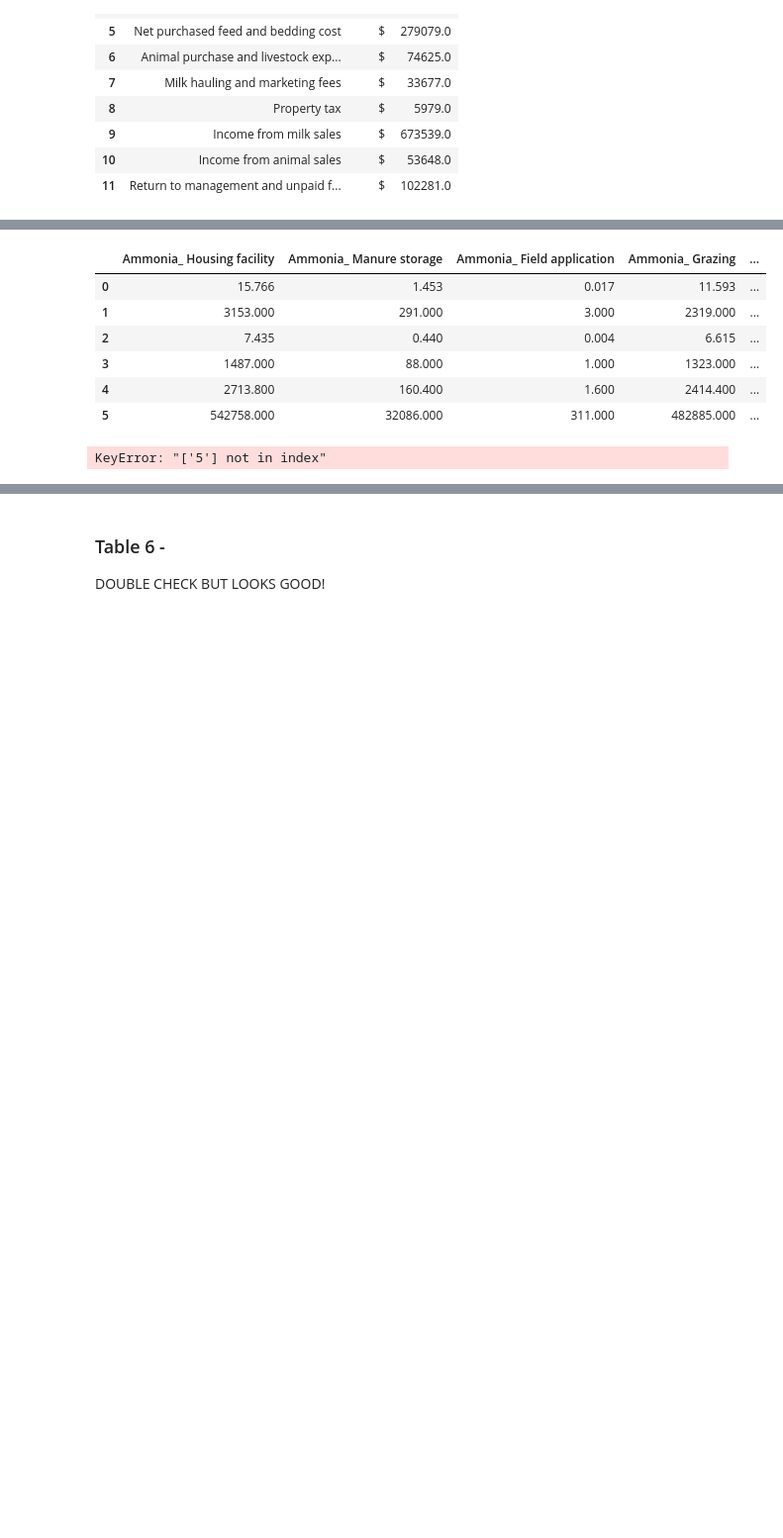
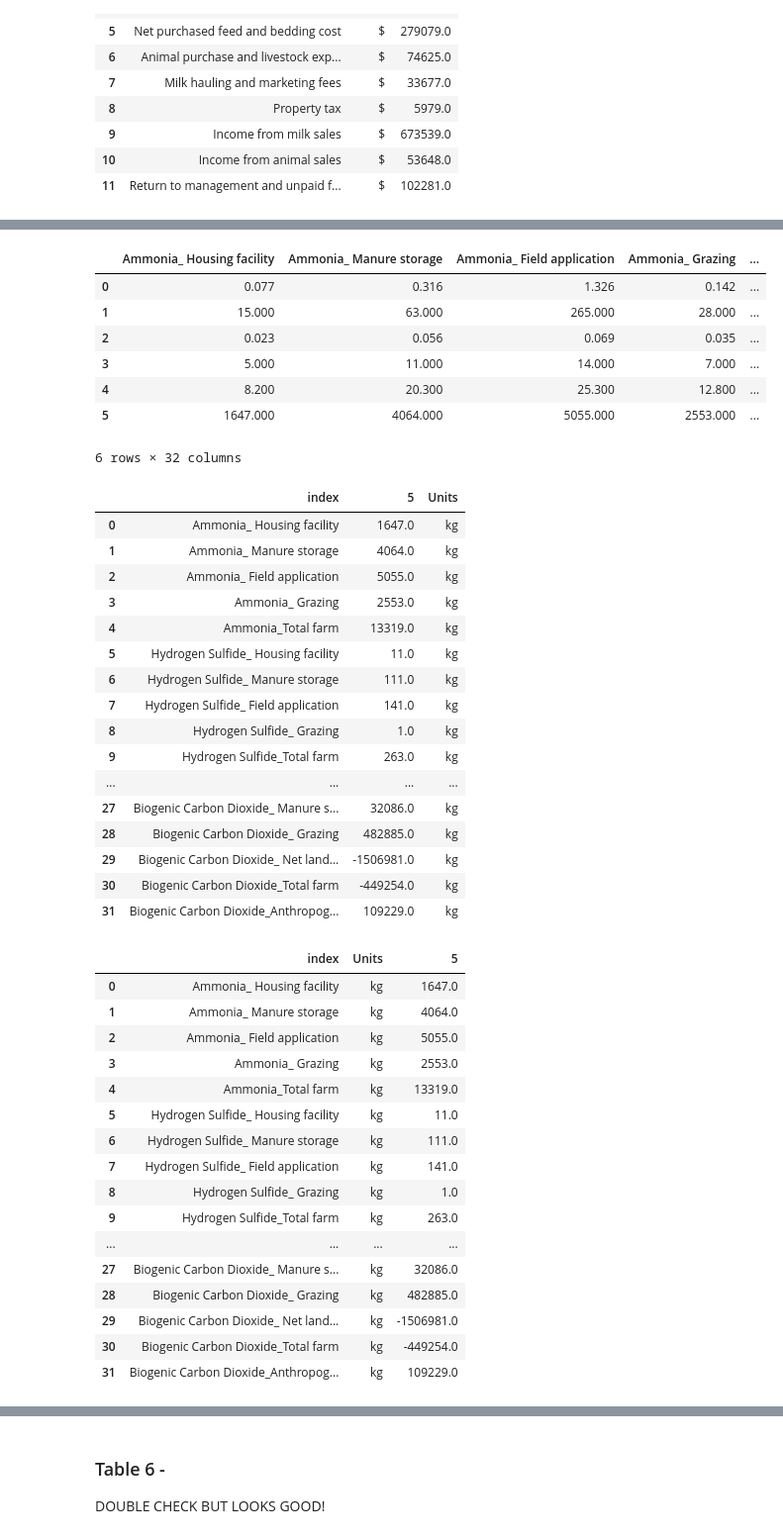
Before and after one commit to AgroSolutions-OSU/IFSM_Analysis, a Jupyter notebook: srm_csv.ipynb, the cells around one changed output, grey strips where cells are left out. Shown at 99% size. Drawn from its saved outputs; the diff is of its cells as text; code cells hidden in the pictures; blank space fills up the shorter version.

Commit message:
updated final csv file, just need to now include the process information

```diff
--- a/srm_csv.ipynb
+++ b/srm_csv.ipynb
@@ -944,36 +825,66 @@ data_save
 # %%
 # Step 1: as before create a pandas dataframe to see what it will look like
 df_5 = pd.DataFrame(table5)
 display(df_5)
 print('\n')
 # Step 2: execute a transpose to get in correct format
-## made sure to not include the third row with the standard deviation
-df_emissions = df_5.T
+## got 5th row
+df_emissions = df_5.iloc[5:].T
+# # Step 3: Reset Index
+df_emissions.reset_index(inplace=True)
 
-# Step 3: Add in the units column
+# Step 4: Add in the units column
 df_emissions['Units'] ='kg'
-# Step 4: Select Column 5 and Units
-df_emissions = df_emissions[['5','Units']]
-# Step 5: Reset Index
-## rest index
-df_emissions.reset_index(inplace=True)
-## visualize
 display(df_emissions)
-print('\n')
+## rearranged the columns
+df_emissions = df_emissions[['index','Units',5]]
+# # Step 5: Set the Column Names
+# ## set the column names
+df_emissions.columns = ['Product_Flows', 'Units','Amounts']
+# print(df_emissions.columns)
 
-# Step 6: Set the Column Names
-## set the column names
-df_emissions.columns = ['Product_Flows', 'Units','Amounts']
-print(df_emissions.columns)
-
-# Checked final output
+# # Checked final output
 df_emissions
 # %% [output]
 |  | Ammonia_ Housing facility | Ammonia_ Manure storage | Ammonia_ Field application | Ammonia_ Grazing | ... |
-| 0 | 15.766 | 1.453 | 0.017 | 11.593 | ... |
-| 1 | 3153.000 | 291.000 | 3.000 | 2319.000 | ... |
-| 2 | 7.435 | 0.440 | 0.004 | 6.615 | ... |
-| 3 | 1487.000 | 88.000 | 1.000 | 1323.000 | ... |
-| 4 | 2713.800 | 160.400 | 1.600 | 2414.400 | ... |
-| 5 | 542758.000 | 32086.000 | 311.000 | 482885.000 | ... |
+| 0 | 0.077 | 0.316 | 1.326 | 0.142 | ... |
+| 1 | 15.000 | 63.000 | 265.000 | 28.000 | ... |
+| 2 | 0.023 | 0.056 | 0.069 | 0.035 | ... |
+| 3 | 5.000 | 11.000 | 14.000 | 7.000 | ... |
+| 4 | 8.200 | 20.300 | 25.300 | 12.800 | ... |
+| 5 | 1647.000 | 4064.000 | 5055.000 | 2553.000 | ... |
-KeyError: "['5'] not in index"
+6 rows × 32 columns
+|  | index | 5 | Units |
+| 0 | Ammonia_ Housing facility | 1647.0 | kg |
+| 1 | Ammonia_ Manure storage | 4064.0 | kg |
+| 2 | Ammonia_ Field application | 5055.0 | kg |
+| 3 | Ammonia_ Grazing | 2553.0 | kg |
+| 4 | Ammonia_Total farm | 13319.0 | kg |
+| 5 | Hydrogen Sulfide_ Housing facility | 11.0 | kg |
+| 6 | Hydrogen Sulfide_ Manure storage | 111.0 | kg |
+| 7 | Hydrogen Sulfide_ Field application | 141.0 | kg |
+| 8 | Hydrogen Sulfide_ Grazing | 1.0 | kg |
+| 9 | Hydrogen Sulfide_Total farm | 263.0 | kg |
+| ... | ... | ... | ... |
+| 27 | Biogenic Carbon Dioxide_ Manure s... | 32086.0 | kg |
+| 28 | Biogenic Carbon Dioxide_ Grazing | 482885.0 | kg |
+| 29 | Biogenic Carbon Dioxide_ Net land... | -1506981.0 | kg |
+| 30 | Biogenic Carbon Dioxide_Total farm | -449254.0 | kg |
+| 31 | Biogenic Carbon Dioxide_Anthropog... | 109229.0 | kg |
+|  | index | Units | 5 |
+| 0 | Ammonia_ Housing facility | kg | 1647.0 |
+| 1 | Ammonia_ Manure storage | kg | 4064.0 |
+| 2 | Ammonia_ Field application | kg | 5055.0 |
+| 3 | Ammonia_ Grazing | kg | 2553.0 |
+| 4 | Ammonia_Total farm | kg | 13319.0 |
+| 5 | Hydrogen Sulfide_ Housing facility | kg | 11.0 |
+| 6 | Hydrogen Sulfide_ Manure storage | kg | 111.0 |
+| 7 | Hydrogen Sulfide_ Field application | kg | 141.0 |
+| 8 | Hydrogen Sulfide_ Grazing | kg | 1.0 |
+| 9 | Hydrogen Sulfide_Total farm | kg | 263.0 |
+| ... | ... | ... | ... |
+| 27 | Biogenic Carbon Dioxide_ Manure s... | kg | 32086.0 |
+| 28 | Biogenic Carbon Dioxide_ Grazing | kg | 482885.0 |
+| 29 | Biogenic Carbon Dioxide_ Net land... | kg | -1506981.0 |
+| 30 | Biogenic Carbon Dioxide_Total farm | kg | -449254.0 |
+| 31 | Biogenic Carbon Dioxide_Anthropog... | kg | 109229.0 |
```
Also changed, not shown: parts of 5 cells of this notebook, 1 other file.
